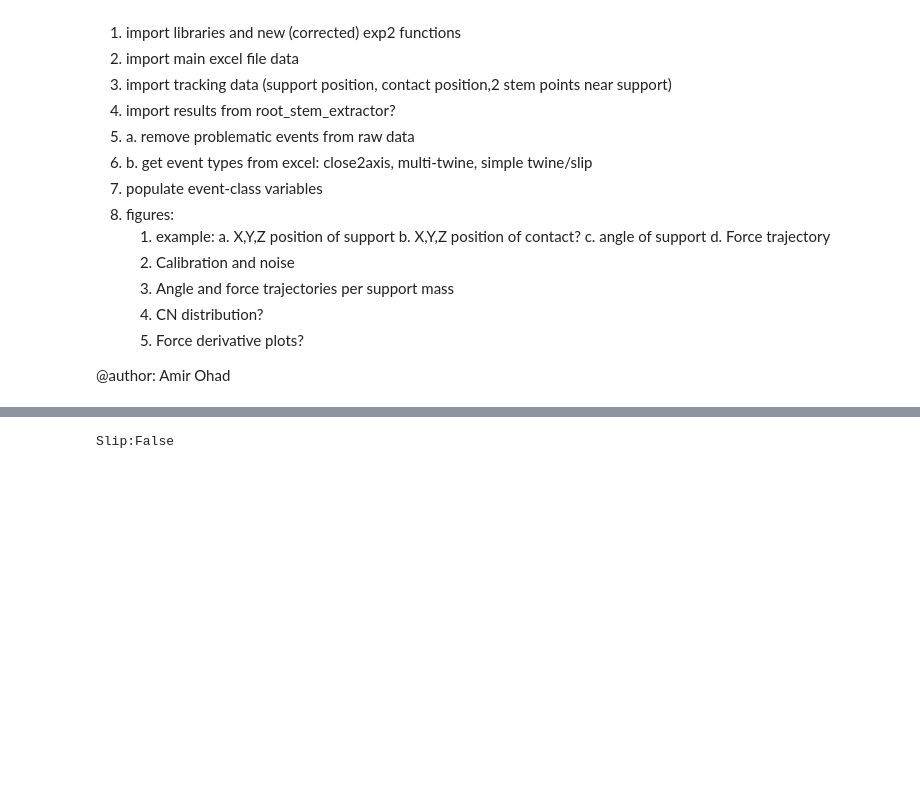
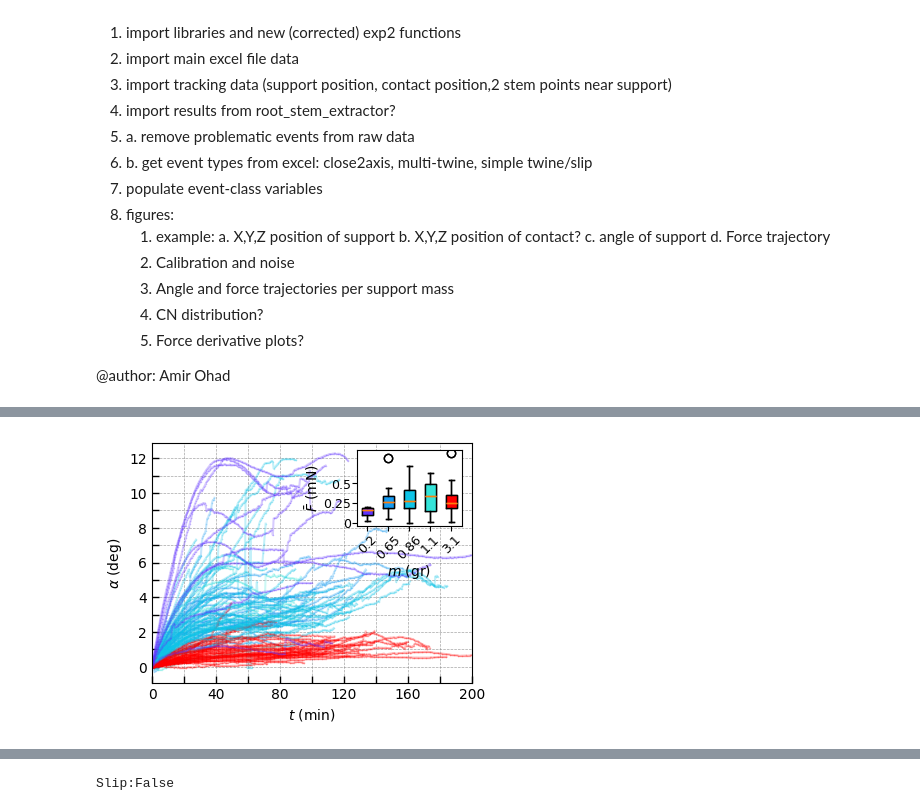
Before and after one commit to amirohad/Repo_article0, a Jupyter notebook: article0_notebook2.ipynb, the cells around one changed output, grey strips where cells are left out. Saved outputs shown, nothing was run; the diff lists cells and outputs as text; code cells hidden in the pictures; blank space fills up the shorter version.

```diff
--- a/article0_notebook2.ipynb
+++ b/article0_notebook2.ipynb
@@ -220,0 +725,97 @@ for i in tqdm(range(N)): # N
+# %%
+# Rod displacement and mean force and per rod mass
+from matplotlib.lines import Line2D
+
+cmap = plt.get_cmap('rainbow')
+# mass = [0.2,0.65,0.86,3.1]
+mass = [0.2,0.65,0.86,1.1, 3.1]
+
+# Create the figure
+fig, axs = plt.subplots(1, 1, figsize=(4, 3))
+# fig.align_labels()  # Align labels for all subplots
+# add subplot labels
+# axs.text(0.05, 0.9, 'B', fontsize=fs, fontweight='bold', transform=axs.transAxes)
+# axs[1].text(0.05, 0.9, 'B', fontsize=fs, fontweight='bold', transform=axs[1].transAxes)
+
+# all events displacements
+for i in range(len(events)):
+    # if events[i].event_label != 'Close2axis': continue # remove events close to axis
+    if events[i].p.m_sup in mass:
+        index = mass.index(events[i].p.m_sup)
+        axs.plot(events[i].timer/60, np.rad2deg(events[i].alpha) ,marker=
+                    'x',markersize=0.5,color=cmap(mass[index]/max(mass)),alpha=0.25)
+
+# set grid and labels of main plot
+uf.set_grid(axs,200,10)
+axs.set_xlim([0,200])
+axs.set_xlabel(r'$t$ (min)')
+axs.set_ylabel(r'$\alpha$ (deg)') #,fontsize=fs)
+
+# Ensure the x and y axes are plotted on the same scale
+# axs.set_aspect('equal', adjustable='box')
+
+# mean force boxplot for all events (upto the first 2 hours)
+f_mean = [[] for i in range(len(mass))]
+f_max = [[] for i in range(len(mass))]
+for i in range(len(events)):
+
+    if events[i].p.m_sup in mass:
+        index = mass.index(events[i].p.m_sup)
+        # check if the event is not too short
+        # if events[i].frm_dec_top - events[i].frm0_top > 30:
+        f_mean[index].append(np.mean(events[i].F_bean))
+            # f_max[index].append(np.max(events[i].F_bean))
+# Create inset axes
+ax_inset = inset_axes(axs, width="40%", height="40%",# loc='upper right',
+                      bbox_to_anchor=(0.17, 0.2,0.82,0.8), bbox_transform=axs.transAxes)
+# Remove missing values in f_mean
+f_mean = [list(filter(lambda x: not np.isnan(x), sublist)) for sublist in f_mean]
+# f_max = [list(filter(lambda x: not np.isnan(x), sublist)) for sublist in f_max]
+
+# Add boxplots
+ax_inset.boxplot(f_mean, positions=range(len(mass))) # to space the ticks by mass
+# ax_inset.boxplot(f_max, positions=range(len(mass))) # to space the ticks by mass
+
+# set box colors
+box_colors = [cmap(mass[i] / max(mass)) for i in range(len(mass))]
+box = ax_inset.boxplot(f_mean, patch_artist=True, positions=range(len(mass)))
+# box = ax_inset.boxplot(f_max, patch_artist=True, positions=range(len(mass)))
+for patch, color in zip(box['boxes'], box_colors):
+    patch.set_facecolor(color)
+
+
+# Create inset of the distribution plot
+ax_inset.set_xticks(range(len(mass)))
+ax_inset.set_xticklabels([f'{m}' for m in mass], rotation=45)#, ha='right')
+ax_inset.set_ylabel(r'$\bar{F}$ (mN)',fontsize=10,labelpad=1)
+ax_inset.set_xlabel(r'$m$ (gr)',fontsize=10,labelpad=1)
+
+# Control x-tick and y-tick positions
+# ax_inset.set_xticks(mass)  # Set specific tick positions
+ax_inset.set_xticklabels(mass, fontsize=9)  # Set specific tick labels with fontsize
+ax_inset.set_yticks([0, 0.25, 0.5])  # Set specific y-tick positions
+ax_inset.set_yticklabels([0, 0.25, 0.5], fontsize=9)  # Set specific y-tick labels with fontsize
+# Adjust tick labels' padding
+ax_inset.tick_params(axis='x', pad=1)  # Move x-axis labels closer to the ticks
+ax_inset.tick_params(axis='y', pad=1)  # Move y-axis labels closer to the ticks
+
+# Adjust the legend properties
+# fig.legend(
+#     handles=legend_elements,
+#     loc='upper left',          # Place in the upper-right corner
+#     frameon=False,              # Remove the frame
+#     handlelength=0.8,             # Shorter line elements
+#     handletextpad=0.2,          # Reduce space between handle and text
+#     borderaxespad=0.1,          # Reduce space between legend and inset plot edge
+#     fontsize=8                  # Smaller font size for better fit
+# )
+
+# adjust layout and show
+# fig.subplots_adjust(wspace=0.4)  # Adjust the width space between subplotsplt.tight_layout()
+# fig.subplots_adjust(top=0.8, bottom=0.1, left=0.1, right=0.9)  # Adjust as necessary
+
+fig.subplots_adjust(top=0.95, bottom=0.15, left=0.15, right=0.95)  # Adjust as necessary
+plt.show()
+fig.savefig(save_folder+r'\alpha_F_msup.png',dpi=300)
+# %% [output]
+[figure, added]
```
Also changed, not shown: parts of 30 cells of this notebook.
